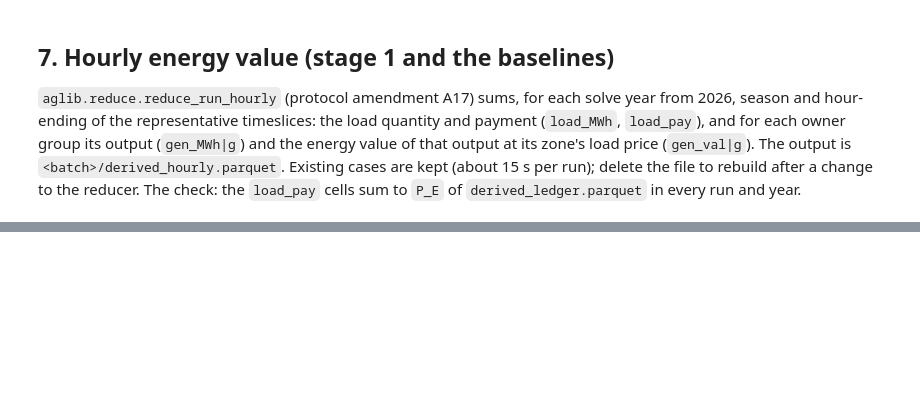
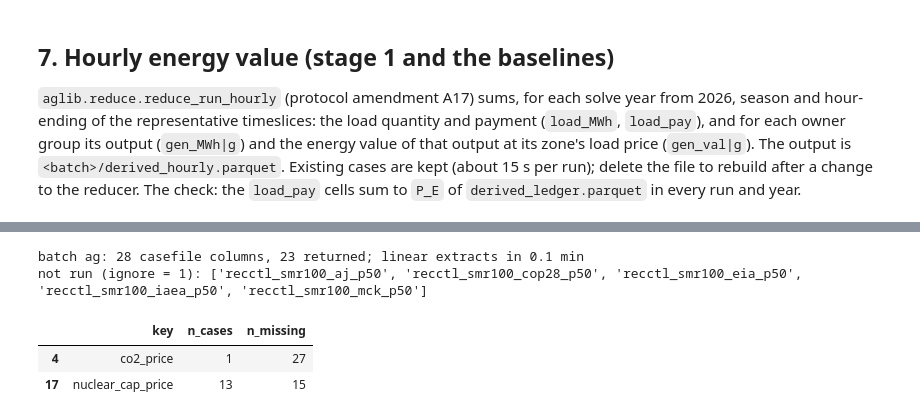
Before and after one commit to Ethan-s-PhD/ReEDS-nuclear-learning, a Jupyter notebook: z-ethan/notebooks/20_ag_extract.ipynb, the cells around one changed output, grey strips where cells are left out. Cells and saved outputs as stored; diff of their text form; code cells hidden in the pictures; blank space fills up the shorter version.

```diff
--- a/z-ethan/notebooks/20_ag_extract.ipynb
+++ b/z-ethan/notebooks/20_ag_extract.ipynb
@@ -467,0 +483,35 @@ hourly extracts done in 7.6 min
+# %%
+from contextlib import contextmanager
+NEW_ARCHIVE = Path("D:/ag_new_runs_outputs")
+
+@contextmanager
+def with_archive(root):
+    old = os.environ.get(paths.ENV_OUTPUTS)
+    os.environ[paths.ENV_OUTPUTS] = str(root)
+    try:
+        yield
+    finally:
+        if old is None:
+            os.environ.pop(paths.ENV_OUTPUTS, None)
+        else:
+            os.environ[paths.ENV_OUTPUTS] = old
+
+SPEC_AG = SPEC.copy()
+SPEC_AG["batches"] = "ag"
+t0 = time.time()
+with with_archive(NEW_ARCHIVE):
+    AG_ALL = h5io.cases("ag")
+    AG_RETURNED = [c for c in AG_ALL if h5io.run_file("ag", c).exists()]
+    MAN = h5io.extract(SPEC_AG, batches=["ag"], out=EXTRACTS_AG, verbose=False)
+print(f"batch ag: {len(AG_ALL)} casefile columns, {len(AG_RETURNED)} returned; linear extracts in {(time.time() - t0) / 60:.1f} min")
+not_run = sorted(set(AG_ALL) - set(AG_RETURNED))
+print("not run (ignore = 1):", not_run)
+assert len(AG_RETURNED) == 23 and all(c.startswith("recctl_") for c in not_run)
+m = MAN[MAN["batch"] == "ag"]
+display(m.loc[m["n_cases"] < 23, ["key", "n_cases", "n_missing"]])
+# %% [output]
+batch ag: 28 casefile columns, 23 returned; linear extracts in 0.1 min
+not run (ignore = 1): ['recctl_smr100_aj_p50', 'recctl_smr100_cop28_p50', 'recctl_smr100_eia_p50', 'recctl_smr100_iaea_p50', 'recctl_smr100_mck_p50']
+|  | key | n_cases | n_missing |
+| 4 | co2_price | 1 | 27 |
+| 17 | nuclear_cap_price | 13 | 15 |
```
Also changed, not shown: parts of 5 cells of this notebook, 18 other files.
